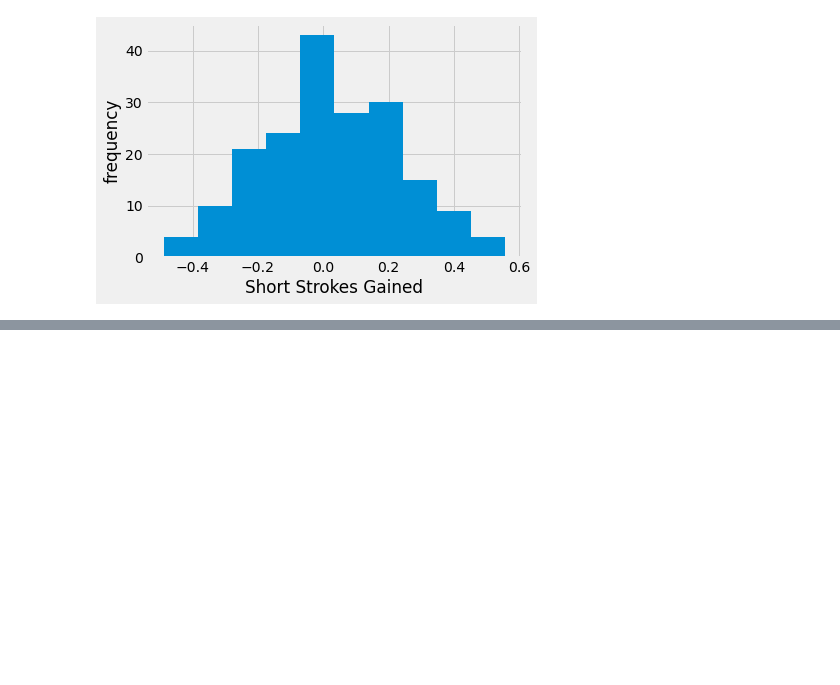
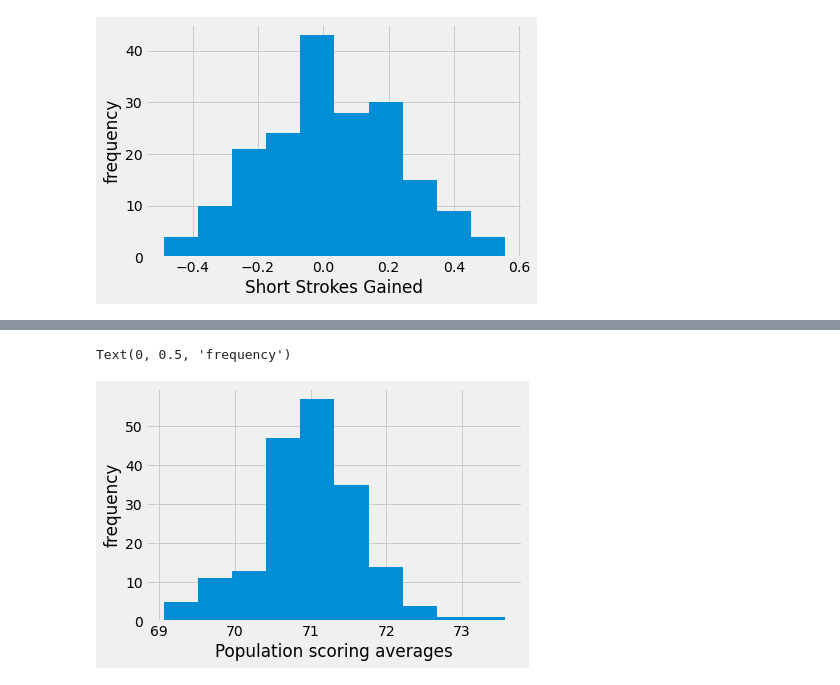
Before and after one commit to qnchenry-q/PGA-EDA, a Jupyter notebook: Scraper.ipynb, the cells around one changed output, grey strips where cells are left out. Saved outputs shown, nothing was run; the diff lists cells and outputs as text; code cells hidden in the pictures; blank space fills up the shorter version.

```diff
--- a/Scraper.ipynb
+++ b/Scraper.ipynb
@@ -210,6 +239,7 @@ approach_data = get_list_from_soup(soup_med_long)
 chip_data = get_list_from_soup(soup_med_short)
 putt_data = get_list_from_soup(soup_putt)
 total_data = get_list_from_soup(soup_total)
+scoring_data = get_list_from_soup(soup_scoreing)
 # %%
 tee_data
 # %% [output]
@@ -315,6 +365,7 @@ tee_trimmed = [[x[0], x[2], x[4]] for x in tee_data]
 approach_trimmed = [[x[0], x[2], x[4]] for x in approach_data]
 chip_trimmed = [[x[0], x[2], x[4]] for x in chip_data]
 putt_trimmed = [[x[0], x[2], x[4]] for x in putt_data]
+scoring_trimmed = [[x[2], x[4]] for x in scoring_data]
 # %%
 tee_trimmed
 # %% [output]
@@ -473,3 +544,6 @@ putt_df
 | 186 | 187 | J.B. Holmes | -.752 |
 | 187 | 188 | Rod Pampling | -.796 |
 188 rows × 3 columns
+# %%
+scoring_df = pd.DataFrame(scoring_trimmed, columns = ['name', 'scoring_average'])
+scoring_df
@@ -478,6 +566,7 @@ putt_df
 golf_df = pd.merge(tee_df, approach_df, how = 'left', on = 'name')
 golf_df = pd.merge(golf_df, chip_df, how = 'left', on = 'name')
 golf_df = pd.merge(golf_df, putt_df, how = 'left', on = 'name')
+golf_df = pd.merge(golf_df, scoring_df, how = 'left', on = 'name')
 golf_df
 # %% [output]
 |  | tee_rank | name | tee_strokes_gained | approach_rank | approach_strokes_gained | chip_rank | ... |
@@ -643,0 +770,8 @@ Text(0, 0.5, 'frequency')
+# %%
+fig, ax = plt.subplots()
+ax.hist(golf_df['scoring_average'])
+ax.set_xlabel('Population scoring averages')
+ax.set_ylabel('frequency')
+# %% [output]
+Text(0, 0.5, 'frequency')
+[figure, added]
```
Also changed, not shown: parts of 38 cells of this notebook.
